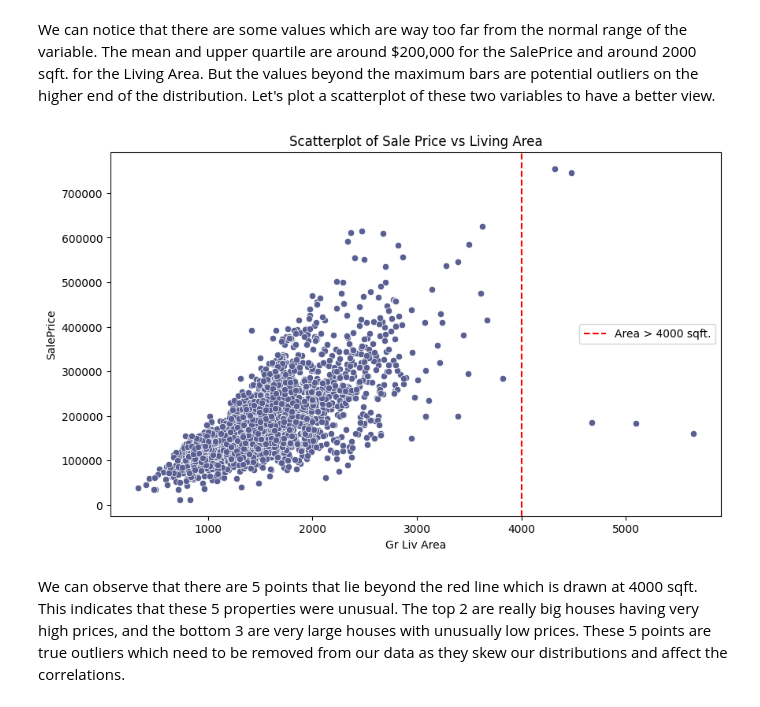
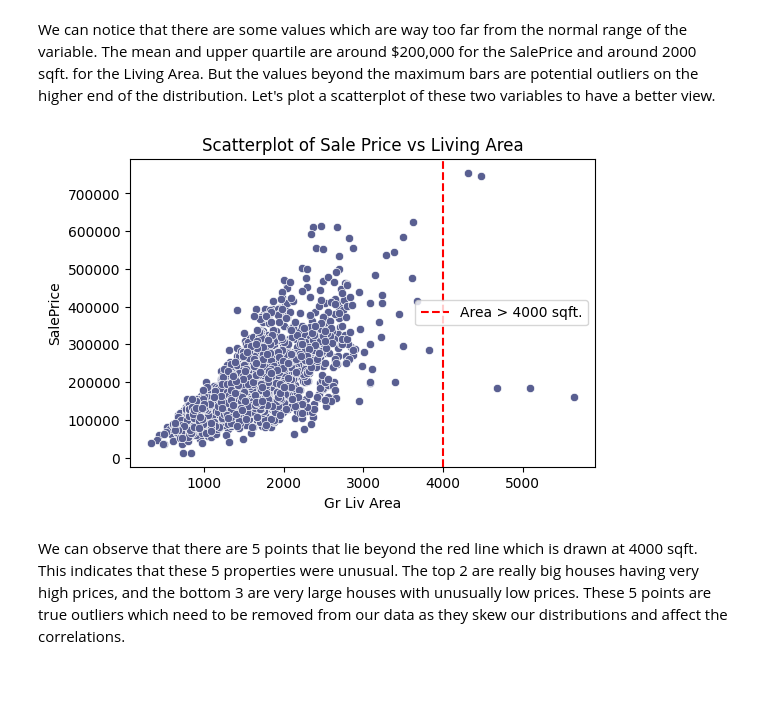
Before and after one commit to dahmed301/HousingPrices_EDA, a Jupyter notebook: code.ipynb, the cells around one changed output. Saved outputs shown, nothing was run; the diff lists cells and outputs as text; code cells hidden in the pictures; blank space fills up the shorter version.

```diff
--- a/code.ipynb
+++ b/code.ipynb
@@ -205,24 +229,24 @@ plt.show()
 We can notice that there are some values which are way too far from the normal range of the variable. The mean and upper quartile are around $200,000 for the SalePrice and around 2000 sqft. for the Living Area. But the values beyond the maximum bars are potential outliers on the higher end of the distribution. Let's plot a scatterplot of these two variables to have a better view.
 # %%
 # Set the figure size to 10x6 inches for the scatterplot
-plt.figure(figsize=(10, 6))
+plt.figure(figsize=(6, 4))
 
 # Create a scatter plot using Seaborn, with x='Gr Liv Area' and y='SalePrice' from the 'data' DataFrame
 sns.scatterplot(clean_data, x='Gr Liv Area', y='SalePrice', color='#595f91')
 
 # Add a vertical line at x=4000 with a red dashed line style and label for annotation
 plt.axvline(x=4000, color='red', linestyle='--', label='Area > 4000 sqft.')
 
 # Set the title of the scatterplot
 plt.title('Scatterplot of Sale Price vs Living Area')
 
 # Place the legend in the center-right position
 plt.legend(loc="center right")
 
 # Display the plot
 plt.show()
 # %% [output]
-[figure, old version]
+[figure, new version]
 # %% [markdown]
 We can observe that there are 5 points that lie beyond the red line which is drawn at 4000 sqft. This indicates that these 5 properties were unusual. The top 2 are really big houses having very high prices, and the bottom 3 are very large houses with unusually low prices. These 5 points are true outliers which need to be removed from our data as they skew our distributions and affect the correlations.
 # %%
```
Also changed, not shown: parts of 10 cells of this notebook.
